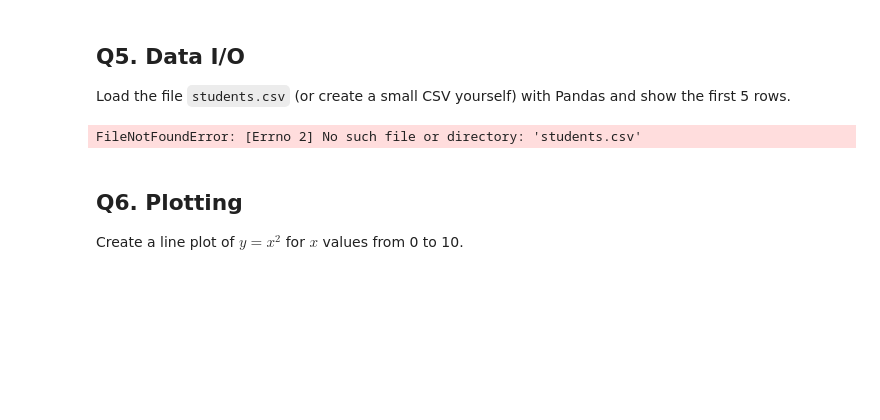
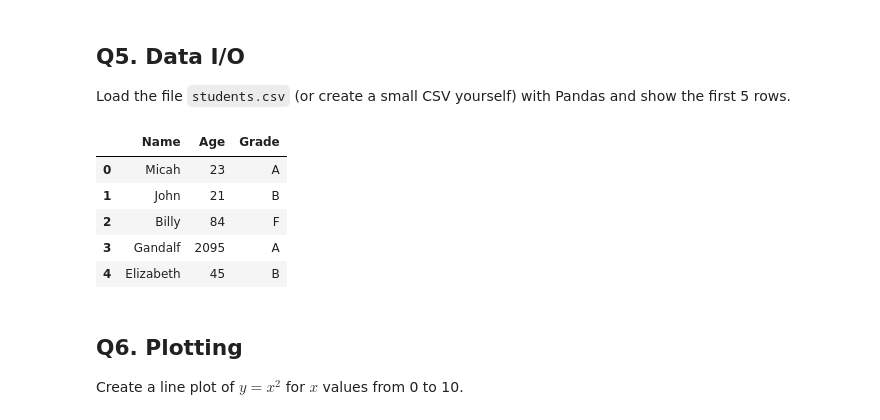
Before and after one commit to mm-loman/mm-loman-DataScience-2025, a Jupyter notebook: Assignments/05-Foundations/Foundations_Quiz.ipynb, the cells around one changed output. Cells and saved outputs as stored; diff of their text form; code cells hidden in the pictures; blank space fills up the shorter version.

```diff
--- a/Assignments/05-Foundations/Foundations_Quiz.ipynb
+++ b/Assignments/05-Foundations/Foundations_Quiz.ipynb
@@ -43,10 +43,22 @@ Hello World
 Load the file `students.csv` (or create a small CSV yourself) with Pandas and show the first 5 rows.
 # %%
 import pandas as pd
-df = pd.read_csv("students.csv")
-df.head()
+data = {
+    "Name": ["Micah", "John", "Billy", "Gandalf", "Elizabeth"],
+    "Age": [23, 21, 84, 2095, 45],
+    "Grade": ["A", "B", "F", "A", "B"]
+}
+
+df = pd.DataFrame(data)
+df.to_csv("students.csv", index=False)
+df
 # %% [output]
-FileNotFoundError: [Errno 2] No such file or directory: 'students.csv'
+|  | Name | Age | Grade |
+| 0 | Micah | 23 | A |
+| 1 | John | 21 | B |
+| 2 | Billy | 84 | F |
+| 3 | Gandalf | 2095 | A |
+| 4 | Elizabeth | 45 | B |
 # %% [markdown]
 ## Q6. Plotting
 Create a line plot of $y = x^2$ for $x$ values from 0 to 10.
```
